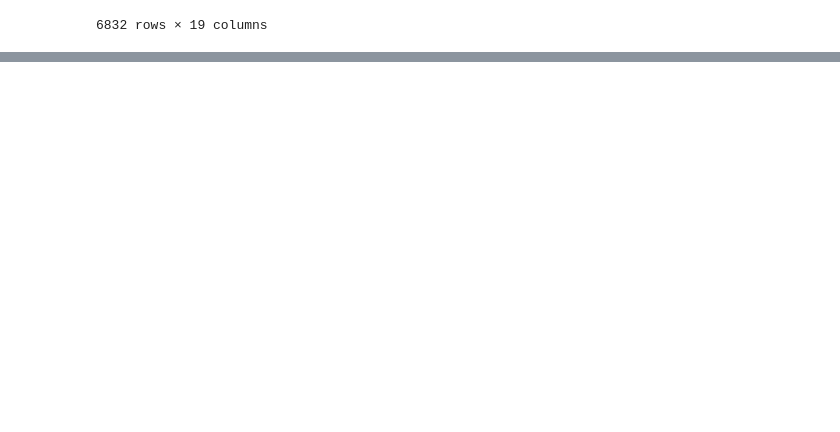
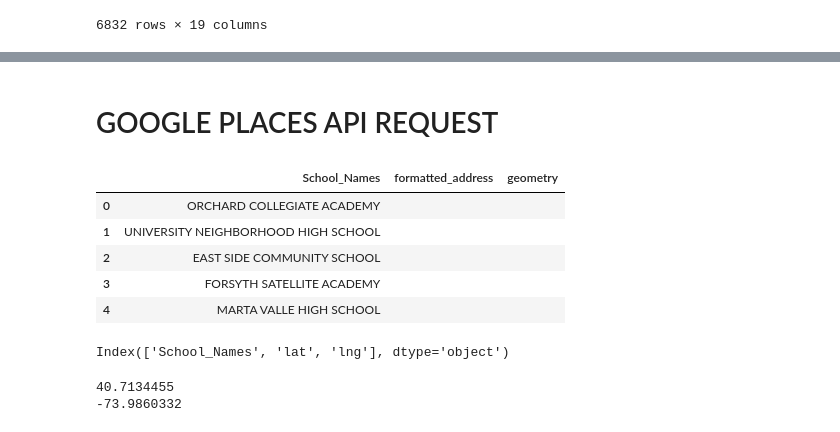
Before and after one commit to es2681/group_project, a Jupyter notebook: Transformed_Data_Tables/Merged_All_Tables_And_Categories.ipynb, the cells around one changed output, grey strips where cells are left out. Drawn from its saved outputs; the diff is of its cells as text; code cells hidden in the pictures; blank space fills up the shorter version.

```diff
--- a/Transformed_Data_Tables/Merged_All_Tables_And_Categories.ipynb
+++ b/Transformed_Data_Tables/Merged_All_Tables_And_Categories.ipynb
@@ -490,0 +502,5 @@ Index(['DBN', 'SchoolName', 'CohortYear', 'PercentGrads',
+# %%
+clean_df_merged['Class'] = class_df['Class']
+# %%
+clean_df_merged = clean_df_merged.drop('Class', 1)
+clean_df_merged.columns
@@ -490,0 +518,3 @@ Index(['DBN', 'SchoolName', 'CohortYear', 'PercentGrads',
+# %%
+clean_df_merged['Class'] = class_df['Class']
+clean_df_merged.columns
@@ -490,0 +532,4 @@ Index(['DBN', 'SchoolName', 'CohortYear', 'PercentGrads',
+# %%
+school_names = clean_df_merged['School_Name'].unique()
+school_names_df = pd.DataFrame(school_names, columns=["School_Names"])
+school_names_df
@@ -490,0 +550,2 @@ Index(['DBN', 'SchoolName', 'CohortYear', 'PercentGrads',
+# %% [markdown]
+# GOOGLE PLACES API REQUEST
@@ -490,0 +555,34 @@ Index(['DBN', 'SchoolName', 'CohortYear', 'PercentGrads',
+# %%
+school_names_df['formatted_address'] = ""
+school_names_df['geometry'] = ""
+school_names_df.head()
+# %% [output]
+|  | School_Names | formatted_address | geometry |
+| 0 | ORCHARD COLLEGIATE ACADEMY |  |  |
+| 1 | UNIVERSITY NEIGHBORHOOD HIGH SCHOOL |  |  |
+| 2 | EAST SIDE COMMUNITY SCHOOL |  |  |
+| 3 | FORSYTH SATELLITE ACADEMY |  |  |
+| 4 | MARTA VALLE HIGH SCHOOL |  |  |
+# %%
+school_names_df = school_names_df.drop(['formatted_address', 'geometry'], 1)
+school_names_df['lat'] = ''
+school_names_df['lng'] = ''
+school_names_df.columns
+# %% [output]
+Index(['School_Names', 'lat', 'lng'], dtype='object')
+# %%
+base_url = "https://maps.googleapis.com/maps/api/place/findplacefromtext/json"
+params = {
+    "input": "ORCHARD COLLEGIATE ACADEMY",
+    "inputtype": "textquery",
+    "fields": "geometry",
+    "locationbias": "circle 35000 40.7128,-74.0060",
+    "key": g_key
+}
+schools = requests.get(base_url, params = params).json()
+
+print(schools['candidates'][0]["geometry"]["location"]["lat"])
+print(schools['candidates'][0]["geometry"]["location"]["lng"])
+# %% [output]
+40.7134455
+-73.9860332
```
Also changed, not shown: parts of 13 cells of this notebook, 3 other files.
